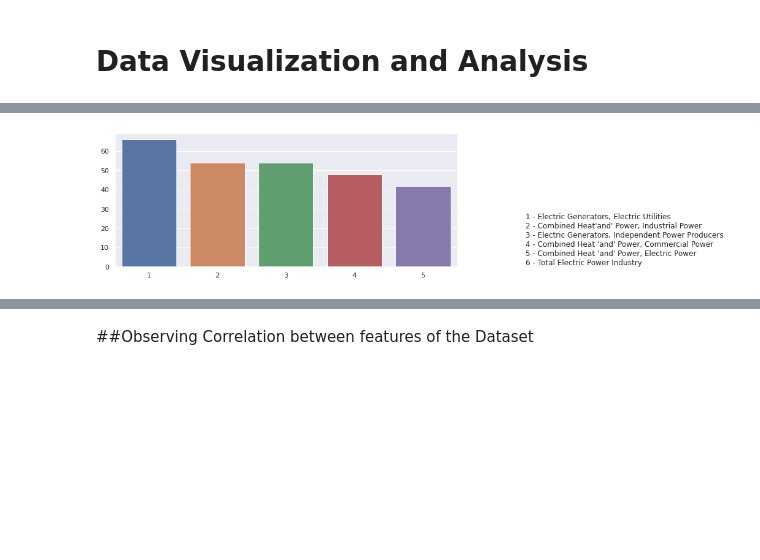
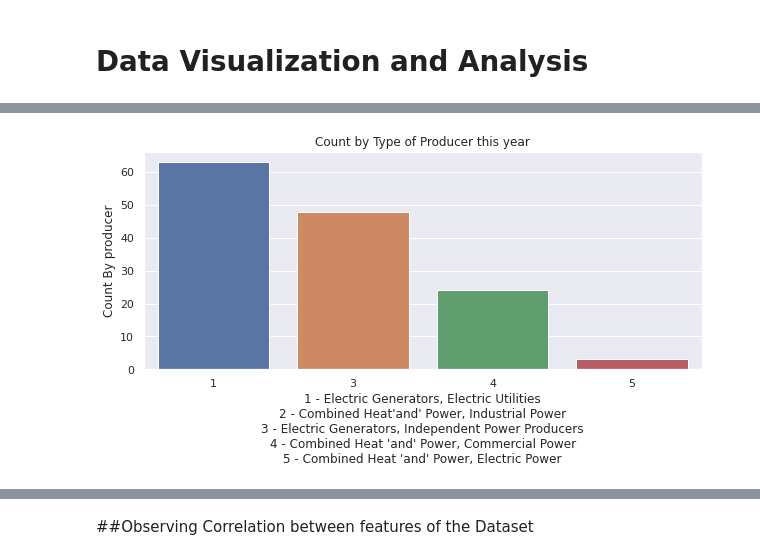
Before and after one commit to edilmita1/edilmita, a Jupyter notebook: capstoneActual.ipynb, the cells around one changed output, grey strips where cells are left out. Saved outputs shown, nothing was run; the diff lists cells and outputs as text; code cells hidden in the pictures; blank space fills up the shorter version.

```diff
--- a/capstoneActual.ipynb
+++ b/capstoneActual.ipynb
@@ -383,0 +416,4 @@ Name: ENERGY, dtype: int64
+# %%
+indexNames = mydata[mydata['GENERATION'] == 0].index
+mydata.drop(indexNames , inplace=True)
+mydata['GENERATION'].value_counts()
@@ -559,5 +683,0 @@ Replace outliers with median values for the numerical column, 'GENERATION'.
-# %%
-outliers = outlier(mydata['GENERATION'])
-mydata.loc[outliers, 'GENERATION'] = np.median(mydata.loc[:,"GENERATION"])
-
-print(mydata)
@@ -580,0 +734,4 @@ print(mydata)
+# %%
+mydata.plot.scatter(x='MONTH', y='GENERATION', title='Scatterplot of Generation per Month');
+mydata = mydata.sort_values(by=['GENERATION'], ascending=False)
+plt.xlabel("1 - January      2 - February     3 - March       4 - April\n5 - May     6 - June         7 - July       8 - August")
@@ -615,0 +781,11 @@ Text(16, 0, '1 = Natural Gas \n2 = Petroleum \n3 = Coal \n4 = Other Biomass \n5
+# %%
+from seaborn.categorical import barplot
+sns.set_style("darkgrid")
+plt.figure(figsize=(10,4))
+barplot(x=mydata.MONTH, y=mydata.GENERATION)
+plt.title('Plot of Generation of Megawatthours per Month')
+plt.ylabel("Generation by Millions of Megawatthours")
+plt.xlabel("January       February         March          April          May          June          July         August    ")
+plt.legend(labels = ['GENERATION'])
+
+plt.show()
@@ -616,9 +794,11 @@ Text(16, 0, '1 = Natural Gas \n2 = Petroleum \n3 = Coal \n4 = Other Biomass \n5
 # %%
 PRODUCER = mydata.PRODUCER.value_counts()
 sns.set_style("darkgrid")
 plt.figure(figsize=(10,4))
 sns.barplot(x=PRODUCER.index, y=PRODUCER.values)
-plt.text(5.5,1, "1 - Electric Generators, Electric Utilities\n2 - Combined Heat'and' Power, Industrial Power\n3 - Electric Generators, Independent Power Producers\n4 - Combined Heat 'and' Power, Commercial Power\n5 - Combined Heat 'and' Power, Electric Power\n6 - Total Electric Power Industry")
+plt.title('Count by Type of Producer this year')
+plt.ylabel("Count By producer")
+plt.xlabel("1 - Electric Generators, Electric Utilities\n2 - Combined Heat'and' Power, Industrial Power\n3 - Electric Generators, Independent Power Producers\n4 - Combined Heat 'and' Power, Commercial Power\n5 - Combined Heat 'and' Power, Electric Power")
 plt.show()
 # %% [output]
-[figure, old version]
+[figure, new version]
```
Also changed, not shown: parts of 142 cells of this notebook.
